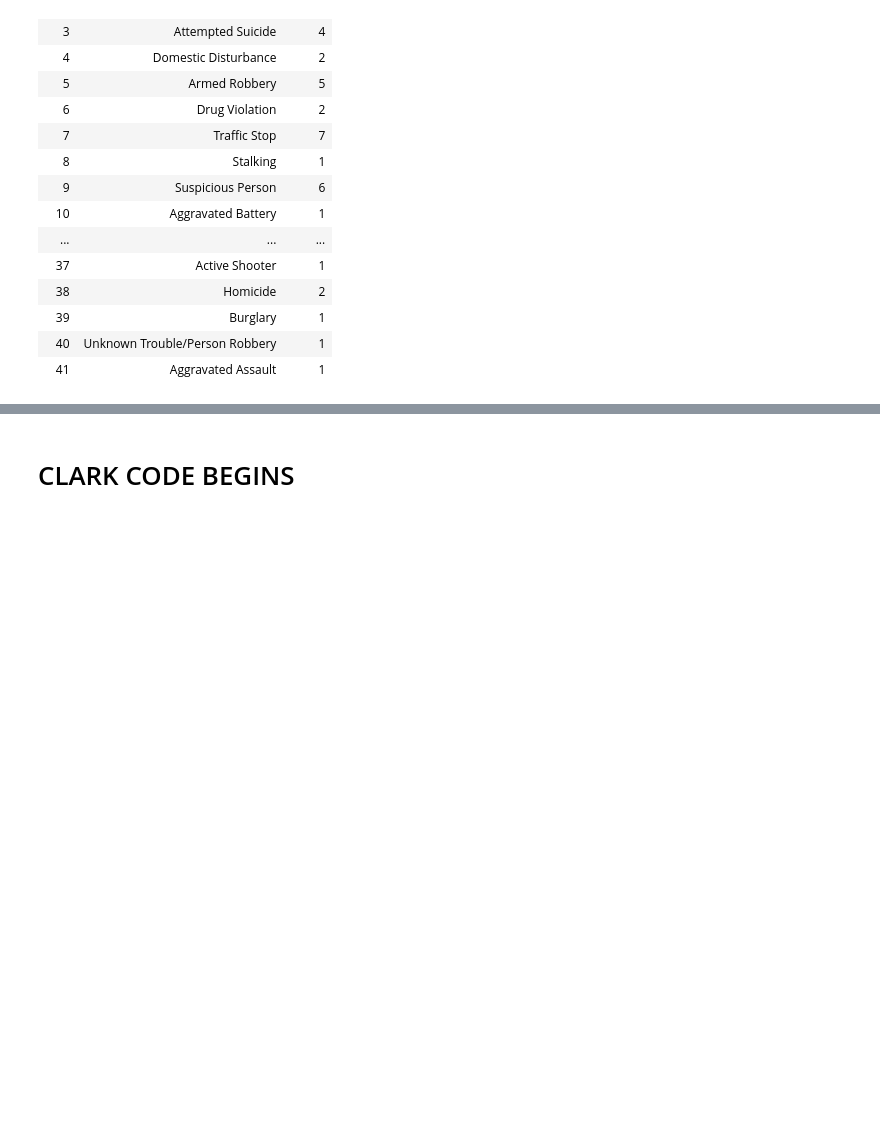
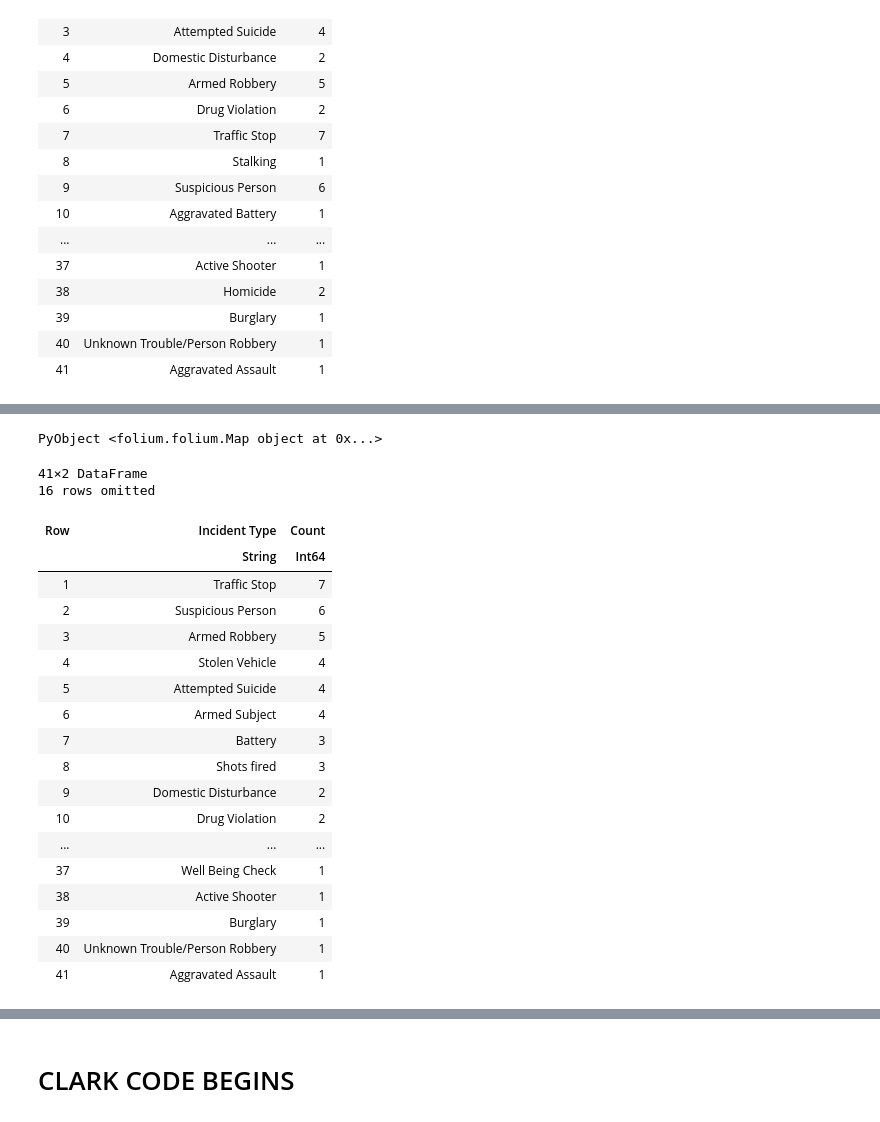
Before and after one commit to MorandR/CatchingCooks, a Jupyter notebook: CatchingCrooks.ipynb, the cells around one changed output, grey strips where cells are left out. Drawn from its saved outputs; the diff is of its cells as text; code cells hidden in the pictures; blank space fills up the shorter version.

```diff
--- a/CatchingCrooks.ipynb
+++ b/CatchingCrooks.ipynb
@@ -166,0 +160,52 @@ PyObject <folium.folium.Map object at 0x...>
+# %%
+
+# Initialize map
+m = foli.Map(location=[28.601, -81.429], zoom_start=12)
+
+for i in 1:length(point)
+    incident_type = data[i, "Incident Type"]
+    weapon = data[i, "Suspect's Weapon"]
+    case_number = data[i, "Case #"]
+
+    popup_text = """
+    <b>Incident Type:</b> $incident_type<br>
+    <b>Suspect's Weapon:</b> $weapon<br>
+    <b>Case #:</b> $case_number<br>
+    <b>Coordinates:</b> $(point[i].lat), $(point[i].lon)
+    """
+
+    foli.Marker(
+        location=[point[i].lat, point[i].lon],
+        tooltip="Crime Location",
+        popup=popup_text
+    ).add_to(m)
+end
+
+
+m
+# %% [output]
+PyObject <folium.folium.Map object at 0x...>
+# %%
+freq_by_type = combine(groupby(data, "Incident Type"), nrow => "Count")
+sort!(freq_by_type, :Count, rev=true)
+# %% [output]
+41×2 DataFrame
+16 rows omitted
+| Row | Incident Type | Count |
+|  | String | Int64 |
+| 1 | Traffic Stop | 7 |
+| 2 | Suspicious Person | 6 |
+| 3 | Armed Robbery | 5 |
+| 4 | Stolen Vehicle | 4 |
+| 5 | Attempted Suicide | 4 |
+| 6 | Armed Subject | 4 |
+| 7 | Battery | 3 |
+| 8 | Shots fired | 3 |
+| 9 | Domestic Disturbance | 2 |
+| 10 | Drug Violation | 2 |
+| ... | ... | ... |
+| 37 | Well Being Check | 1 |
+| 38 | Active Shooter | 1 |
+| 39 | Burglary | 1 |
+| 40 | Unknown Trouble/Person Robbery | 1 |
+| 41 | Aggravated Assault | 1 |
```
Also changed, not shown: parts of 8 cells of this notebook.
